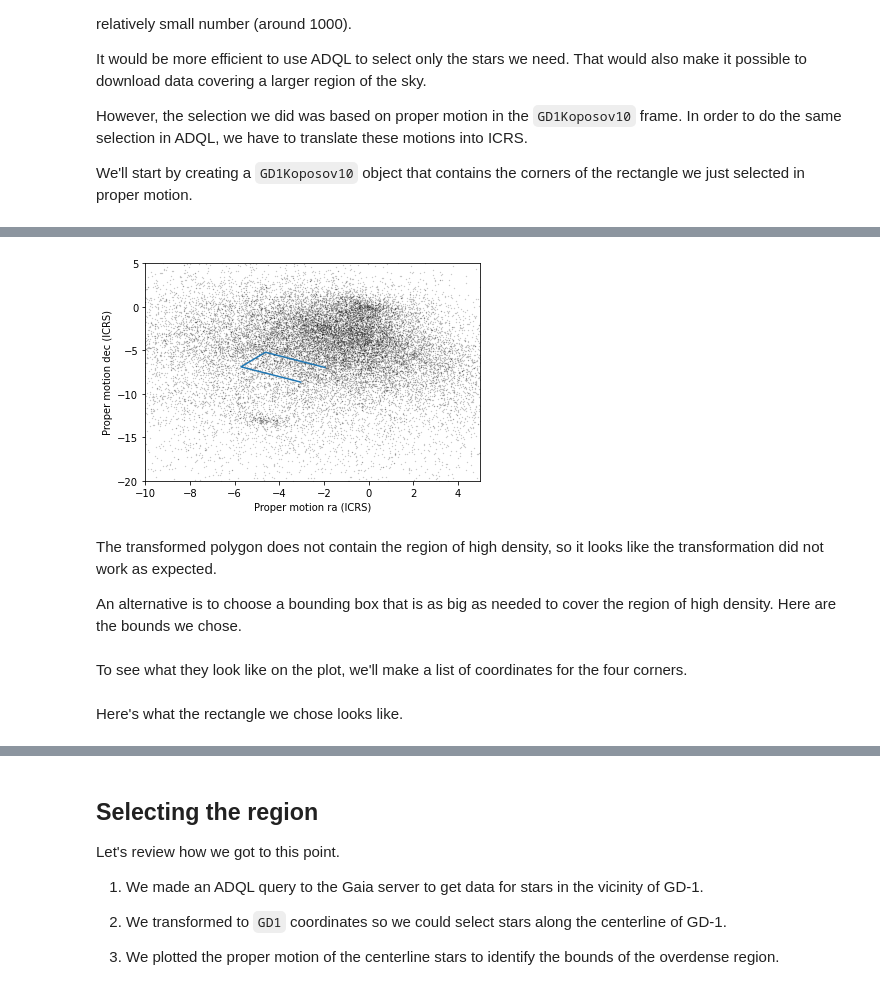
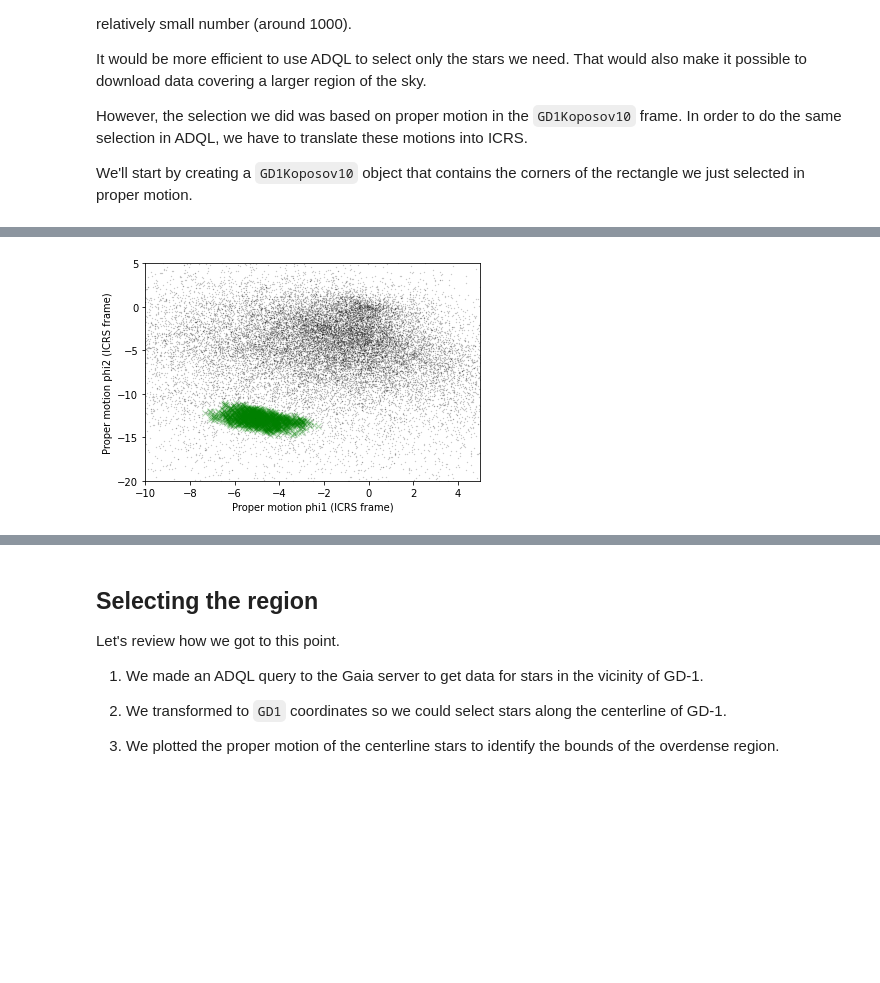
Before and after one commit to AllenDowney/AstronomicalData, a Jupyter notebook: 04_select.ipynb, the cells around one changed output, grey strips where cells are left out. Drawn from its saved outputs; the diff is of its cells as text; code cells hidden in the pictures; blank space fills up the shorter version.

```diff
--- a/04_select.ipynb
+++ b/04_select.ipynb
@@ -62,6 +62,7 @@ import pandas as pd
 
 df = pd.read_hdf(filename, 'df')
 centerline = pd.read_hdf(filename, 'centerline')
+selected = pd.read_hdf(filename, 'selected')
 # %% [markdown]
 ## Transforming the rectangle
 
@@ -124,18 +104,16 @@ Here's the transformed polygon superimposed on a scatter plot of proper motion i
 # %%
-import matplotlib.pyplot as plt
+pm1 = centerline['pmra']
+pm2 = centerline['pmdec']
+plt.plot(pm1, pm2, 'ko', markersize=0.3, alpha=0.3)
 
-plt.plot(pmra, pmdec, 'ko', markersize=0.3, alpha=0.3)
-plt.plot(corners_icrs.pm_ra_cosdec,
-         corners_icrs.pm_dec, '-')
+pm1 = selected['pmra']
+pm2 = selected['pmdec']
+plt.plot(pm1, pm2, 'gx', alpha=0.3)
 
-plt.xlabel('Proper motion ra (ICRS)')
-plt.ylabel('Proper motion dec (ICRS)')
+plt.xlabel('Proper motion phi1 (ICRS frame)')
+plt.ylabel('Proper motion phi2 (ICRS frame)')
 
 plt.xlim([-10, 5])
 plt.ylim([-20, 5]);
 # %% [output]
-[figure, old version]
+[figure, new version]
-# %% [markdown]
-The transformed polygon does not contain the region of high density, so it looks like the transformation did not work as expected.
-
-An alternative is to choose a bounding box that is as big as needed to cover the region of high density.  Here are the bounds we chose.
@@ -147,2 +119,0 @@ pmdec_max = -11
-# %% [markdown]
-To see what they look like on the plot, we'll make a list of coordinates for the four corners.
@@ -152,2 +119,0 @@ pmdec_rect = [pmdec_min, pmdec_max, pmdec_max, pmdec_min] * u.mas/u.yr
-# %% [markdown]
-Here's what the rectangle we chose looks like.
```
Also changed, not shown: parts of 36 cells of this notebook, 9 other files.
